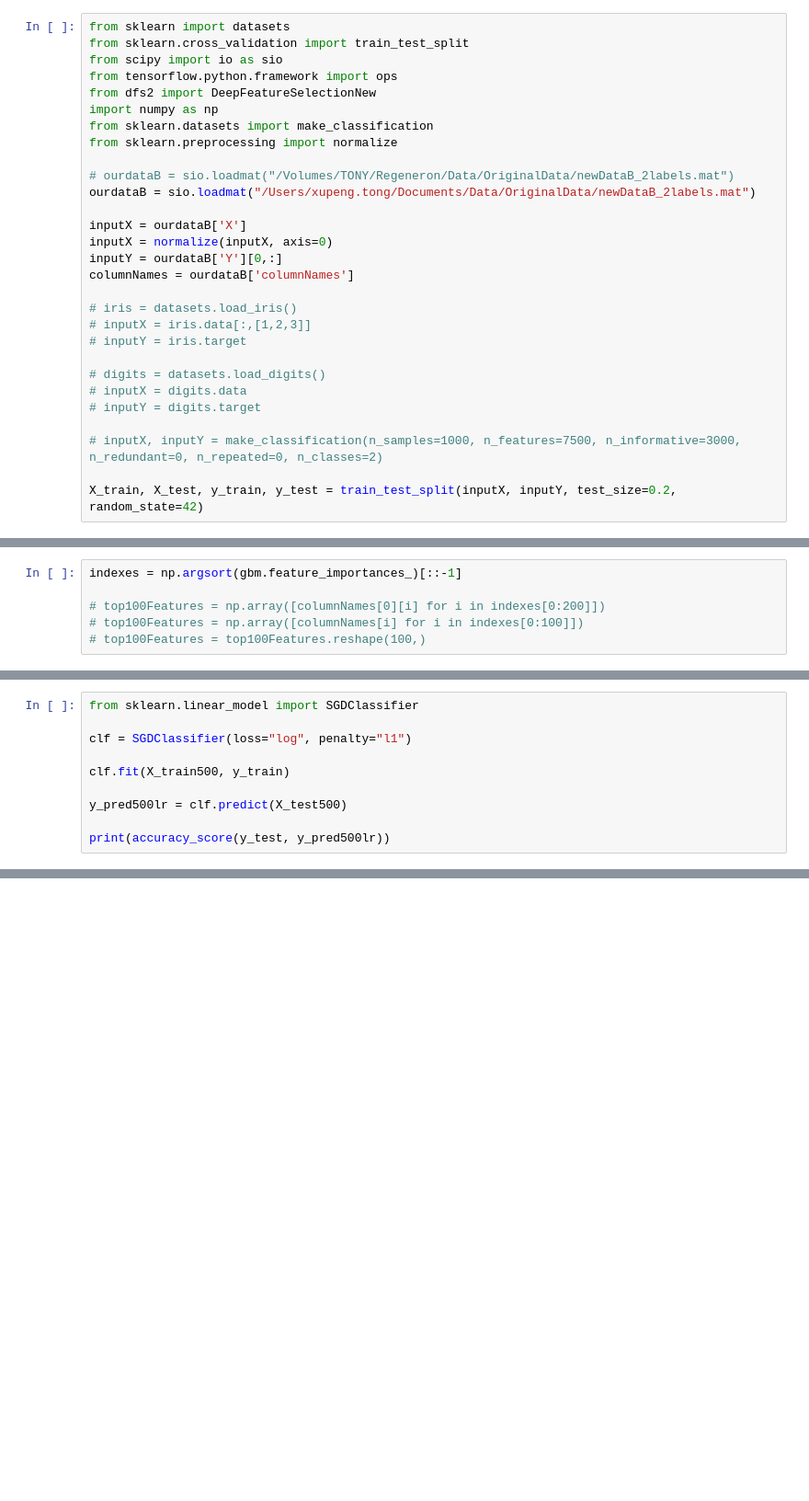
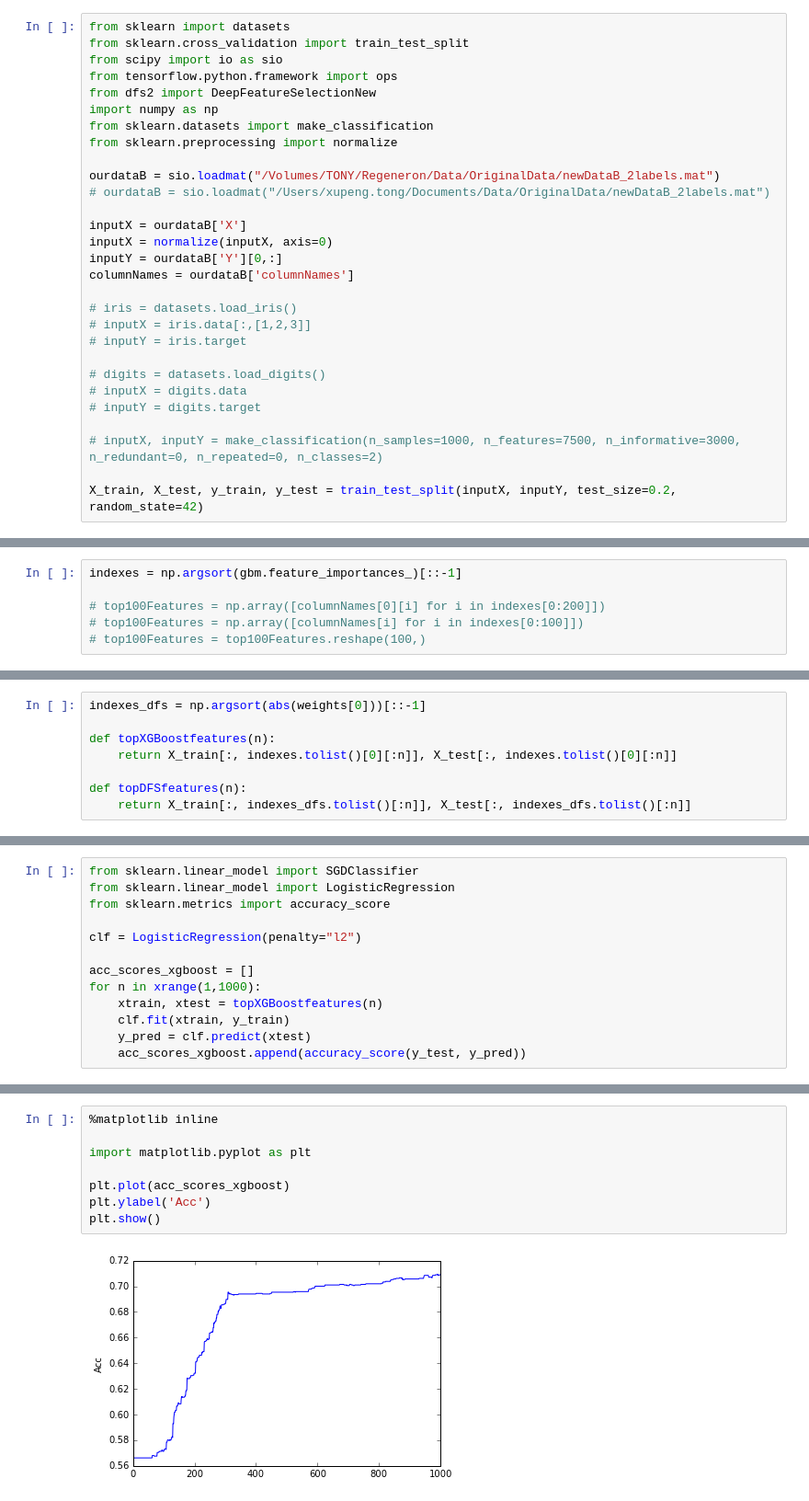
Before and after one commit to tonyabracadabra/DeepFeatureSelection--Tensorflow, a Jupyter notebook: ATest!.ipynb, the cells around one changed output, grey strips where cells are left out. Shown: that part at 92% size. Cells and saved outputs as stored; diff of their text form; blank space fills up the shorter version.

```diff
--- a/ATest!.ipynb
+++ b/ATest!.ipynb
@@ -8,8 +8,8 @@ import numpy as np
 from sklearn.datasets import make_classification
 from sklearn.preprocessing import normalize
 
-# ourdataB = sio.loadmat("/Volumes/TONY/Regeneron/Data/OriginalData/newDataB_2labels.mat")
-ourdataB = sio.loadmat("/Users/xupeng.tong/Documents/Data/OriginalData/newDataB_2labels.mat")
+ourdataB = sio.loadmat("/Volumes/TONY/Regeneron/Data/OriginalData/newDataB_2labels.mat")
+# ourdataB = sio.loadmat("/Users/xupeng.tong/Documents/Data/OriginalData/newDataB_2labels.mat")
 
 inputX = ourdataB['X']
 inputX = normalize(inputX, axis=0)
@@ -246,10 +196,0 @@ X_train5, X_test5 = X_train[:, indexes[:5]], X_test[:, indexes[:5]]
-# %%
-from sklearn.linear_model import SGDClassifier
-
-clf = SGDClassifier(loss="log", penalty="l1")
-
-clf.fit(X_train500, y_train)
-
-y_pred500lr = clf.predict(X_test500)
-
-print(accuracy_score(y_test, y_pred500lr))
@@ -255,0 +217,8 @@ print(accuracy_score(y_test, y_pred500lr))
+# %%
+indexes_dfs = np.argsort(abs(weights[0]))[::-1]
+
+def topXGBoostfeatures(n):
+    return X_train[:, indexes.tolist()[0][:n]], X_test[:, indexes.tolist()[0][:n]]
+
+def topDFSfeatures(n):
+    return X_train[:, indexes_dfs.tolist()[:n]], X_test[:, indexes_dfs.tolist()[:n]]
@@ -255,0 +233,13 @@ print(accuracy_score(y_test, y_pred500lr))
+# %%
+from sklearn.linear_model import SGDClassifier
+from sklearn.linear_model import LogisticRegression
+from sklearn.metrics import accuracy_score
+
+clf = LogisticRegression(penalty="l2")
+
+acc_scores_xgboost = []
+for n in xrange(1,1000):
+    xtrain, xtest = topXGBoostfeatures(n)
+    clf.fit(xtrain, y_train)
+    y_pred = clf.predict(xtest)
+    acc_scores_xgboost.append(accuracy_score(y_test, y_pred))
@@ -255,0 +283,10 @@ print(accuracy_score(y_test, y_pred500lr))
+# %%
+%matplotlib inline
+
+import matplotlib.pyplot as plt
+
+plt.plot(acc_scores_xgboost)
+plt.ylabel('Acc')
+plt.show()
+# %% [output]
+[figure, added]
```
Also changed, not shown: parts of 16 cells of this notebook, 9 other files.
